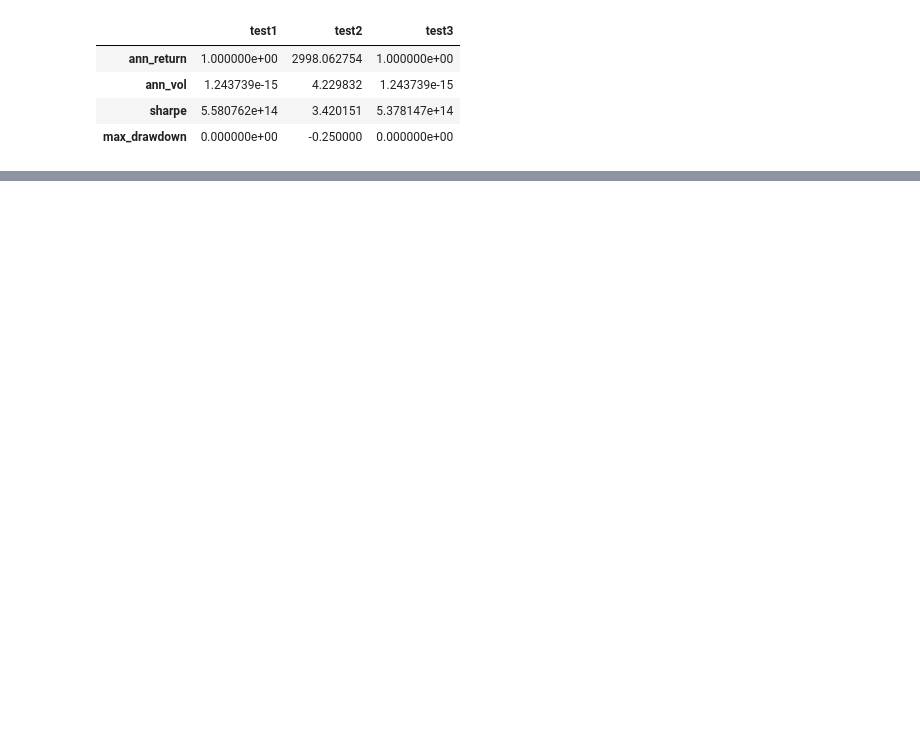
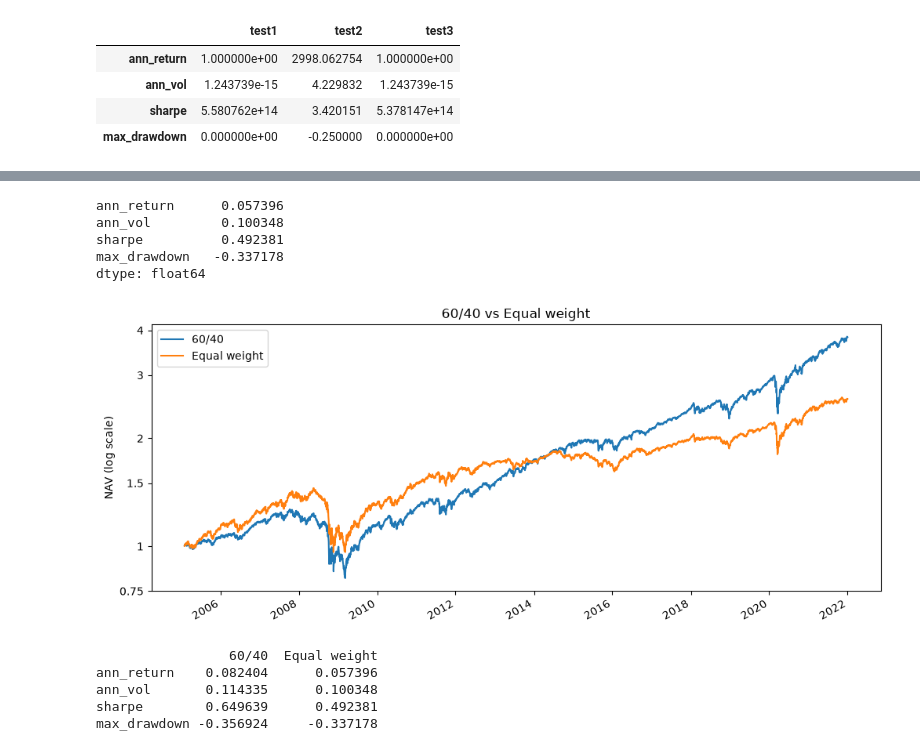
Before and after one commit to aferri-git/ML_virtual_portfolio, a Jupyter notebook: notebooks/baseline_model.ipynb, the cells around one changed output, grey strips where cells are left out. Drawn from its saved outputs; the diff is of its cells as text; code cells hidden in the pictures; blank space fills up the shorter version.

```diff
--- a/notebooks/baseline_model.ipynb
+++ b/notebooks/baseline_model.ipynb
@@ -379,0 +463,7 @@ pd.DataFrame({"test1": test1, "test2": test2, "test3": test3})
+# %%
+# load the data
+
+close_ew = pd.read_parquet(PROCESSED / "close.parquet")
+open_ew = pd.read_parquet(PROCESSED / "open.parquet")
+returns_ew = pd.read_parquet(PROCESSED / "returns.parquet")
+eligible_ew = pd.read_parquet(PROCESSED / "eligible.parquet")
@@ -379,0 +480,26 @@ pd.DataFrame({"test1": test1, "test2": test2, "test3": test3})
+# %%
+# build an allocator that assigns equal weight to all ETFs
+
+# the eligibility criteria filtered at its minimum 9 ETFs so we do not need to edit CAP requirement
+
+def equal_weights(window):
+    number_eligibles = len(window.columns)
+    weights = 1/number_eligibles # calculate proportional weights equally among eligibles
+    return pd.Series(weights, index = window.columns)
+# %%
+result_ew = backtest_engine(
+    equal_weights, close_ew, open_ew, returns_ew, eligible_ew, rebal_dates, cost_bp,
+    cap=CAP, lookback = LOOKBACK)
+# %%
+# sanity check the results
+
+# NAV should be close to 1 on date 1
+NAV_ew = result_ew["NAV"]
+print (NAV_ew.iloc[0])
+
+# 1st turnover should be 1
+turnover_ew = result_ew["Turnover"]
+print (turnover_ew.iloc[0])
+
+# following that turnover should be small
+turnover_ew.iloc[1:].describe()
@@ -379,0 +518,36 @@ pd.DataFrame({"test1": test1, "test2": test2, "test3": test3})
+# %%
+performance_ew = performance_calculator(NAV_ew, rf_daily)
+print(performance_ew)
+
+# the numbers i see make sense
+# %% [output]
+ann_return      0.057396
+ann_vol         0.100348
+sharpe          0.492381
+max_drawdown   -0.337178
+dtype: float64
+# %%
+# let's compare the two NAVs
+
+allocators_nav = pd.DataFrame({"60/40": NAV_6040, "Equal weight": NAV_ew})
+
+ticks = [0.75, 1, 1.5, 2, 3, 4]
+ax = allocators_nav.plot(logy=True, figsize=(12, 5), title="60/40 vs Equal weight")
+ax.set_yticks(ticks, labels=[str(t) for t in ticks])
+ax.minorticks_off()
+ax.set_ylabel("NAV (log scale)")
+ax.set_xlabel("")
+plt.show()
+# %% [output]
+[figure, added]
+# %%
+# and their performance
+
+allocators_performance = pd.DataFrame({"60/40": performance_6040, "Equal weight": performance_ew})
+print(allocators_performance)
+# %% [output]
+                 60/40  Equal weight
+ann_return    0.082404      0.057396
+ann_vol       0.114335      0.100348
+sharpe        0.649639      0.492381
+max_drawdown -0.356924     -0.337178
```
Also changed, not shown: parts of 47 cells of this notebook, 6 other files.
